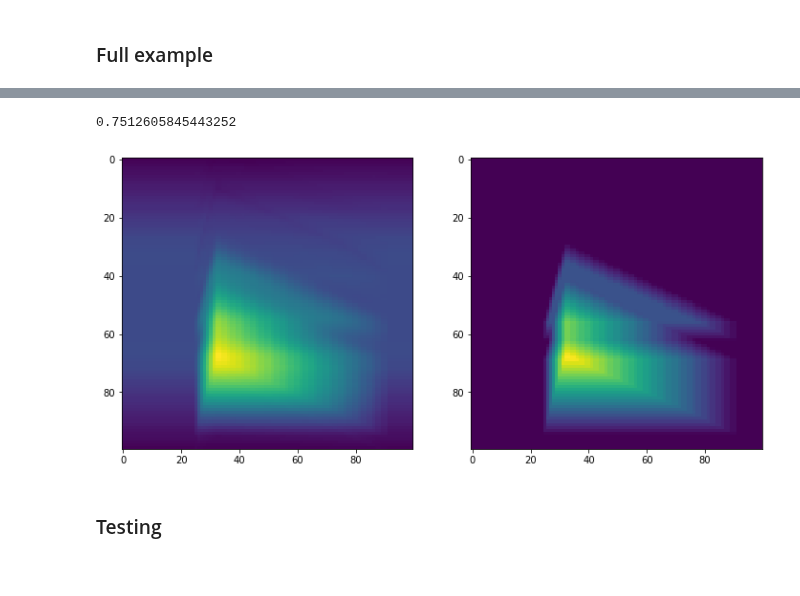
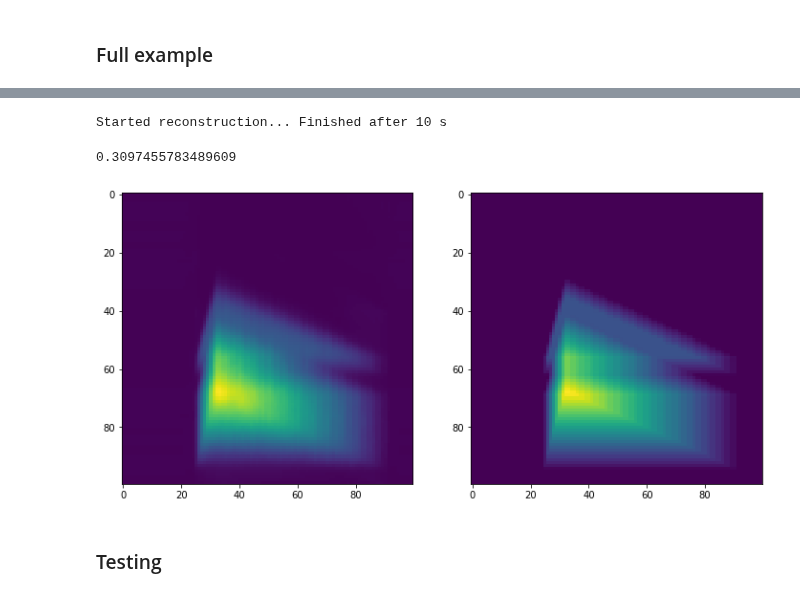
Before and after one commit to grlewis333/phd-work, a Jupyter notebook: multi-axis-tomo/scalar-rot-proj.ipynb, the cells around one changed output, grey strips where cells are left out. Saved outputs shown, nothing was run; the diff lists cells and outputs as text; code cells hidden in the pictures.

```diff
--- a/multi-axis-tomo/scalar-rot-proj.ipynb
+++ b/multi-axis-tomo/scalar-rot-proj.ipynb
@@ -15,8 +15,3 @@ import RegTomoReconMulti as rtr                 # Modified version of Rob's CS c
 import multi_axis                               # My custom functions
 # %% [output]
 Compilation successful
-# %%
-def phantom_error(beta,recon,P):
-    a = np.linalg.norm(recon*beta-P)
-    b = np.linalg.norm(P)
-    return a/b
@@ -137,10 +128,12 @@ def reorient_reconstruction(r):
 # %%
 # Generate phantom
 X,Y,Z,P = multi_axis.generate_tri_pris()
+
+Pn = noisy(P,noise_typ='poisson',val_pois=2)
 
 # View in 2D
 multi_axis.plot_2d(X,Y,Z,P)
 
 # Rotate 90 about +x and view again
-Pr = multi_axis.rotate_bulk(P,50,0,0)
+Pr = multi_axis.rotate_bulk(Pn,50,0,0)
 multi_axis.plot_2d(X,Y,Z,Pr)
@@ -147,30 +143,31 @@ multi_axis.plot_2d(X,Y,Z,Pr)
 # %%
 # Generate projection data
 angles = multi_axis.generate_angles()
-raw_data = multi_axis.generate_proj_data(P,angles)
+raw_data = multi_axis.generate_proj_data(Pn,angles)
 vectors = multi_axis.generate_vectors(angles)
 # %%
 # Perform reconstruction
-recon = multi_axis.generate_reconstruction(raw_data,vectors,algorithm='SIRT3D_CUDA')
+recon = multi_axis.generate_reconstruction(raw_data,vectors,algorithm='TV1')
+# %% [output]
+Started reconstruction... Finished after 10 s
 # %%
 # Match orientation of reconstruction to phantom
 recon_vector = multi_axis.reorient_reconstruction(recon)
 # %%
 # Plot reconstruction
 ax,ay,az = 40,0,0
 a = multi_axis.rotate_bulk(recon_vector,ax,ay,az)
 
 fig= plt.figure(figsize=(12,6))
 ax1 = fig.add_subplot(1, 2, 1)
 ax2 = fig.add_subplot(1, 2, 2)
 ax1.imshow(np.flipud(np.mean(a,axis=2).T))
 ax2.imshow(np.flipud(np.mean(multi_axis.rotate_bulk(P,ax,ay,az),axis=2).T))
 
-opt = optimize.minimize(phantom_error,1,args=(recon_vector,P))
-opt.fun
+phantom_error(P,recon_vector)
 # %% [output]
-0.7512605845443252
+0.3097455783489609
-[figure, old version]
+[figure, new version]
 # %% [markdown]
 ### Testing
 # %%
```
Also changed, not shown: parts of 24 cells of this notebook, 6 other files.
